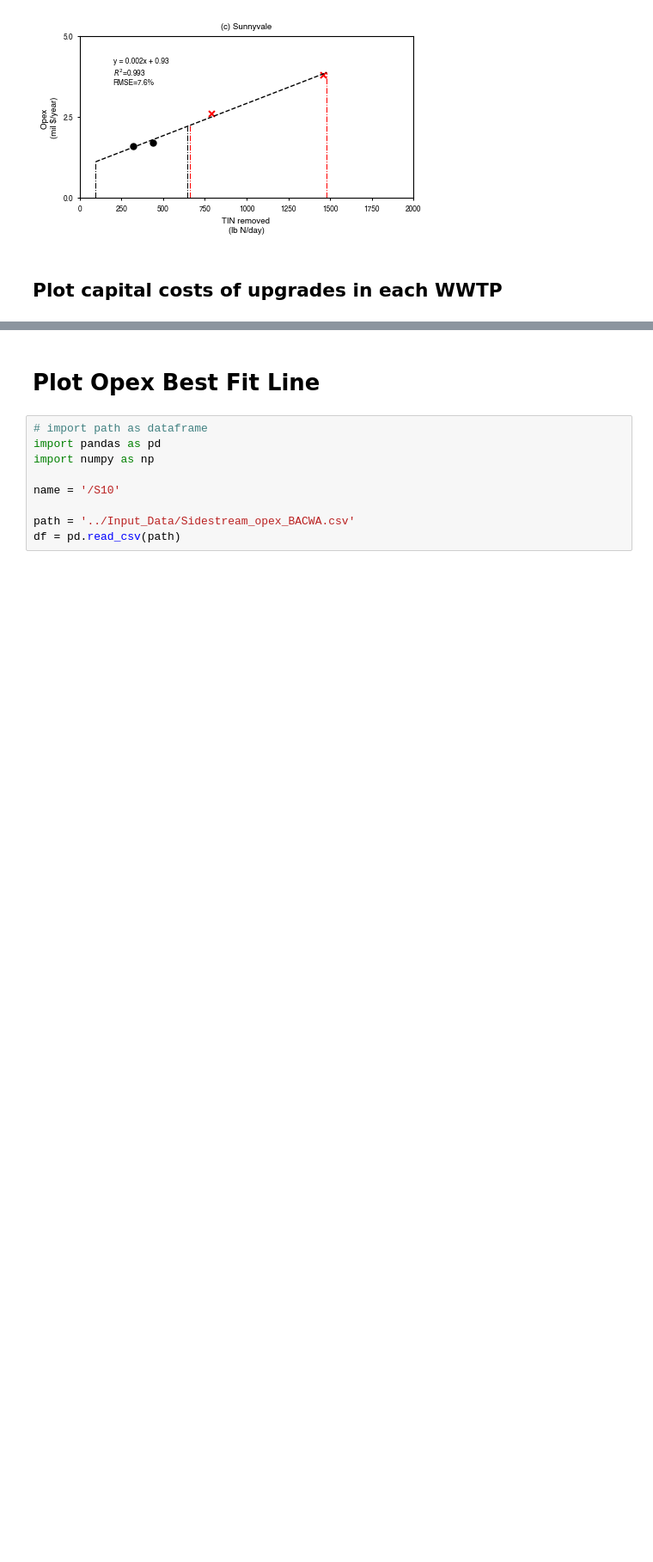
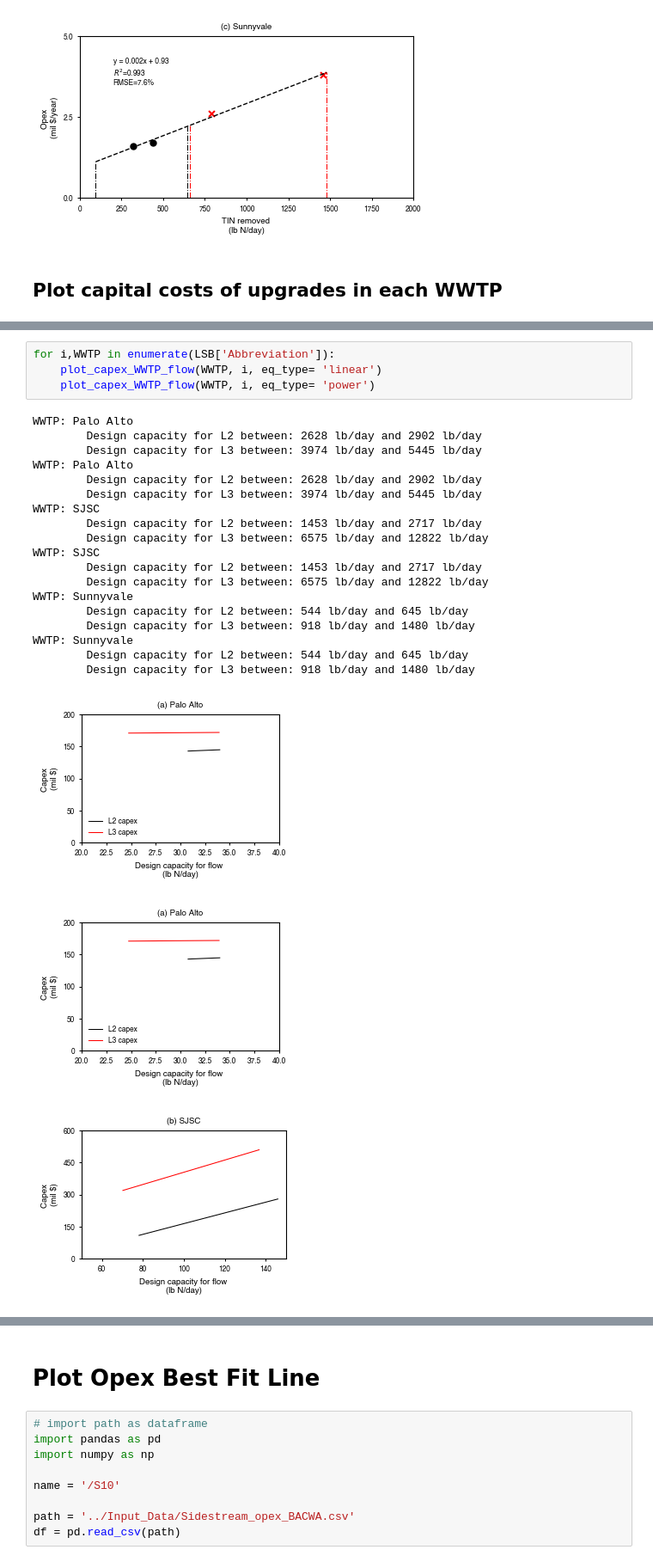
Before and after one commit to we3lab/Cap_Expansion_Model_SFBay, a Jupyter notebook: Jupyter_Scripts_for_Figures/SI_Fig.ipynb, the cells around one changed output, grey strips where cells are left out. Shown at 86% size. Cells and saved outputs as stored; diff of their text form; blank space fills up the shorter version.

```diff
--- a/Jupyter_Scripts_for_Figures/SI_Fig.ipynb
+++ b/Jupyter_Scripts_for_Figures/SI_Fig.ipynb
@@ -248,0 +431,26 @@ def plot_capex_WWTP(WWTP, i, eq_type= 'linear'):
+# %%
+for i,WWTP in enumerate(LSB['Abbreviation']):
+    plot_capex_WWTP_flow(WWTP, i, eq_type= 'linear')
+    plot_capex_WWTP_flow(WWTP, i, eq_type= 'power')
+# %% [output]
+WWTP: Palo Alto
+        Design capacity for L2 between: 2628 lb/day and 2902 lb/day
+        Design capacity for L3 between: 3974 lb/day and 5445 lb/day
+WWTP: Palo Alto
+        Design capacity for L2 between: 2628 lb/day and 2902 lb/day
+        Design capacity for L3 between: 3974 lb/day and 5445 lb/day
+WWTP: SJSC
+        Design capacity for L2 between: 1453 lb/day and 2717 lb/day
+        Design capacity for L3 between: 6575 lb/day and 12822 lb/day
+WWTP: SJSC
+        Design capacity for L2 between: 1453 lb/day and 2717 lb/day
+        Design capacity for L3 between: 6575 lb/day and 12822 lb/day
+WWTP: Sunnyvale
+        Design capacity for L2 between: 544 lb/day and 645 lb/day
+        Design capacity for L3 between: 918 lb/day and 1480 lb/day
+WWTP: Sunnyvale
+        Design capacity for L2 between: 544 lb/day and 645 lb/day
+        Design capacity for L3 between: 918 lb/day and 1480 lb/day
+[figure, added]
+[figure, added]
+[figure, added]
```
Also changed, not shown: parts of 7 cells of this notebook.
